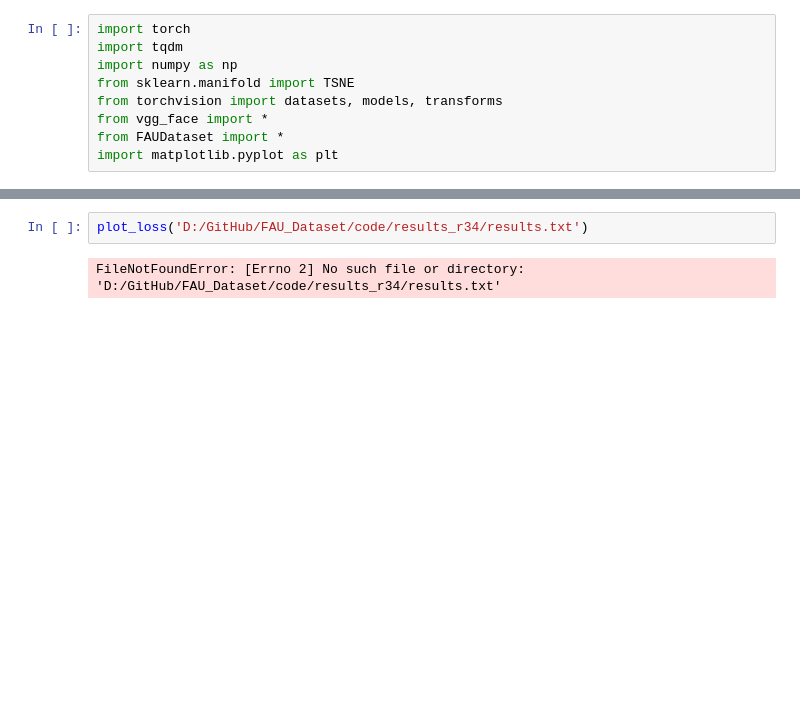
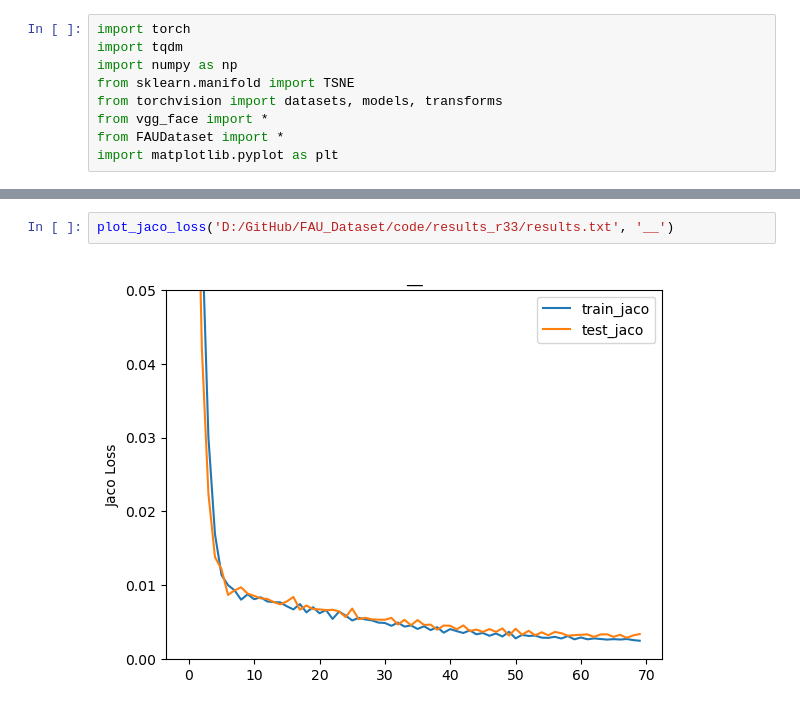
Before and after one commit to hiyuantang/FAU_Dataset, a Jupyter notebook: code/vis_jacob_loss.ipynb, the cells around one changed output, grey strips where cells are left out. Saved outputs shown, nothing was run; the diff lists cells and outputs as text; blank space fills up the shorter version.

```diff
--- a/code/vis_jacob_loss.ipynb
+++ b/code/vis_jacob_loss.ipynb
@@ -102,5 +323,5 @@ def plot_loss_au(path, epoch, target, ylim=None):
 # %%
-plot_loss('D:/GitHub/FAU_Dataset/code/results_r34/results.txt')
+plot_jaco_loss('D:/GitHub/FAU_Dataset/code/results_r33/results.txt', '__')
 # %% [output]
-FileNotFoundError: [Errno 2] No such file or directory: 'D:/GitHub/FAU_Dataset/code/results_r34/results.txt'
+[figure, added]
 # %%
```
Also changed, not shown: parts of 7 cells of this notebook.
